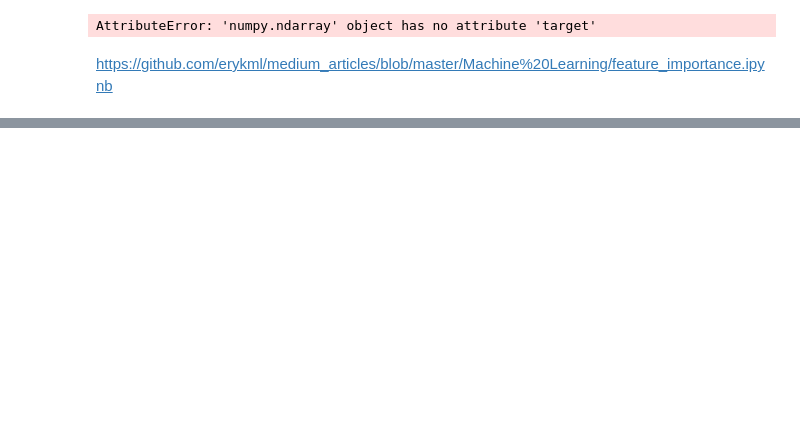
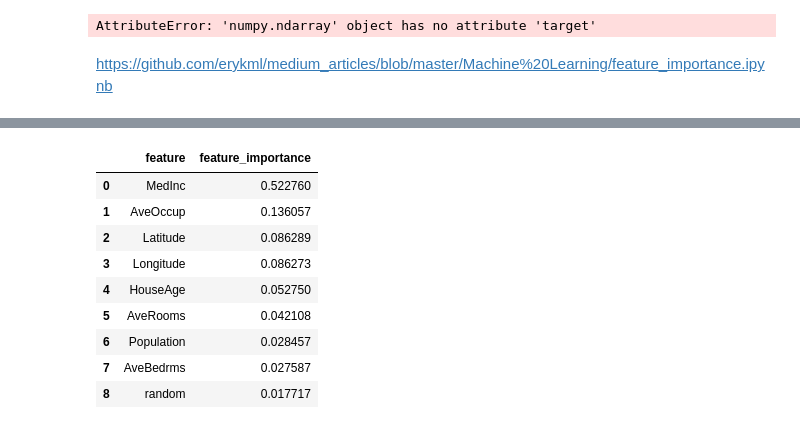
Before and after one commit to myhang110703/AI, a Jupyter notebook: 1. Introduction/Untitled1.ipynb, the cells around one changed output, grey strips where cells are left out. Cells and saved outputs as stored; diff of their text form; code cells hidden in the pictures; blank space fills up the shorter version.

```diff
--- a/1. Introduction/Untitled1.ipynb
+++ b/1. Introduction/Untitled1.ipynb
@@ -86,0 +158,14 @@ https://github.com/erykml/medium_articles/blob/master/Machine%20Learning/feature
+# %%
+base_imp = imp_df(X_train.columns, rf.feature_importances_)
+base_imp
+# %% [output]
+|  | feature | feature_importance |
+| 0 | MedInc | 0.522760 |
+| 1 | AveOccup | 0.136057 |
+| 2 | Latitude | 0.086289 |
+| 3 | Longitude | 0.086273 |
+| 4 | HouseAge | 0.052750 |
+| 5 | AveRooms | 0.042108 |
+| 6 | Population | 0.028457 |
+| 7 | AveBedrms | 0.027587 |
+| 8 | random | 0.017717 |
```
Also changed, not shown: parts of 16 cells of this notebook.
